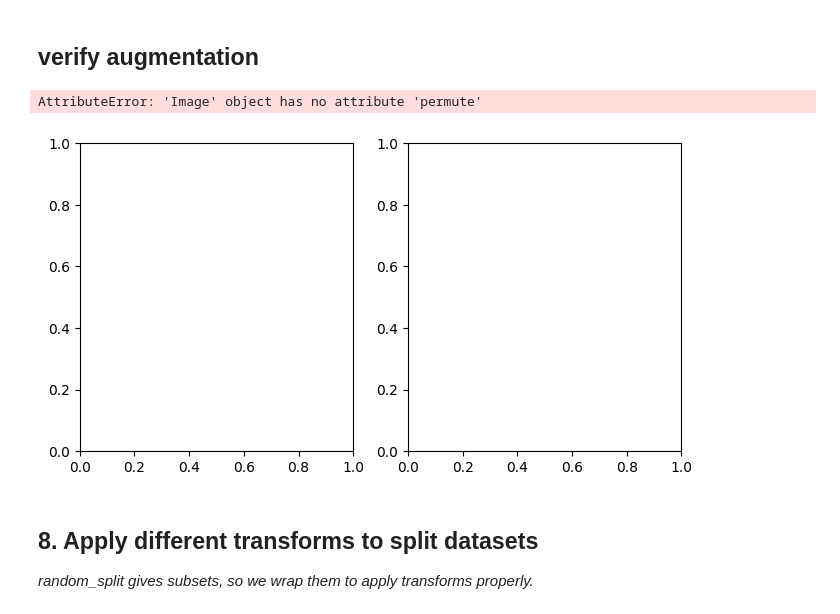
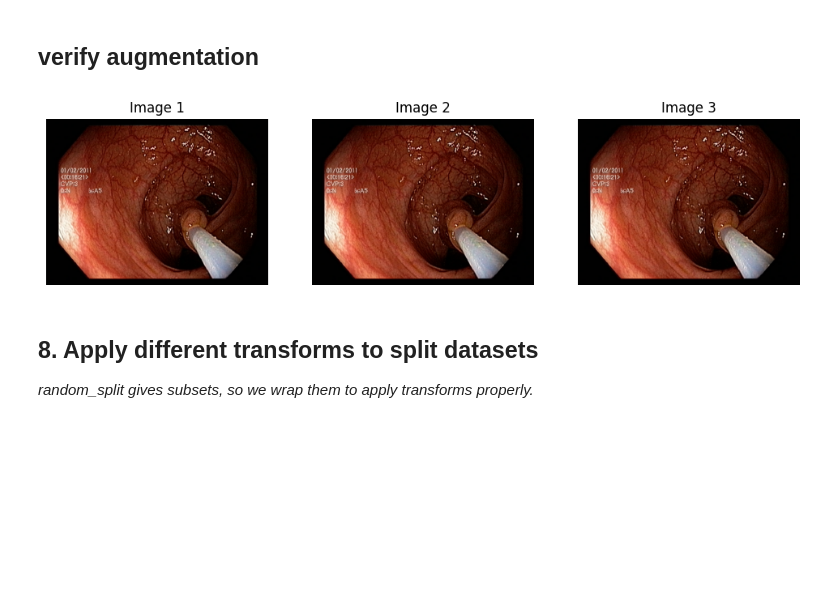
Before and after one commit to RajiaRani/Operating_Systems, a Jupyter notebook: 01. Project_Sem_1/01. Endoscopic_Instrument_Classification_Challenge.ipynb, the cells around one changed output. Drawn from its saved outputs; the diff is of its cells as text; code cells hidden in the pictures; blank space fills up the shorter version.

```diff
--- a/01. Project_Sem_1/01. Endoscopic_Instrument_Classification_Challenge.ipynb
+++ b/01. Project_Sem_1/01. Endoscopic_Instrument_Classification_Challenge.ipynb
@@ -143,31 +143,30 @@ Test: 198
 # %%
 import matplotlib.pyplot as plt
 
-img1, label1 = train_dataset[0]
-img2, label2 = train_dataset[0]
-img3, label3 = train_dataset[0]
+img1, _ = train_dataset[0]
+img2, _ = train_dataset[0]
+img3, _ = train_dataset[0]
 
 plt.figure(figsize=(12,4))
 
 plt.subplot(1,3,1)
-plt.imshow(img1.permute(1,2,0))
-plt.title("Augmented Image 1")
+plt.imshow(img1)
+plt.title("Image 1")
 plt.axis("off")
 
 plt.subplot(1,3,2)
-plt.imshow(img2.permute(1,2,0))
-plt.title("Augmented Image 2")
+plt.imshow(img2)
+plt.title("Image 2")
 plt.axis("off")
 
 plt.subplot(1,3,3)
-plt.imshow(img3.permute(1,2,0))
-plt.title("Augmented Image 3")
+plt.imshow(img3)
+plt.title("Image 3")
 plt.axis("off")
 
 plt.show()
 # %% [output]
-AttributeError: 'Image' object has no attribute 'permute'
-[figure, old version]
+[figure, new version]
 # %% [markdown]
 ## 8. Apply different transforms to split datasets
 *random_split gives subsets, so we wrap them to apply transforms properly.*
```
Also changed, not shown: parts of 33 cells of this notebook, 1 other file.
